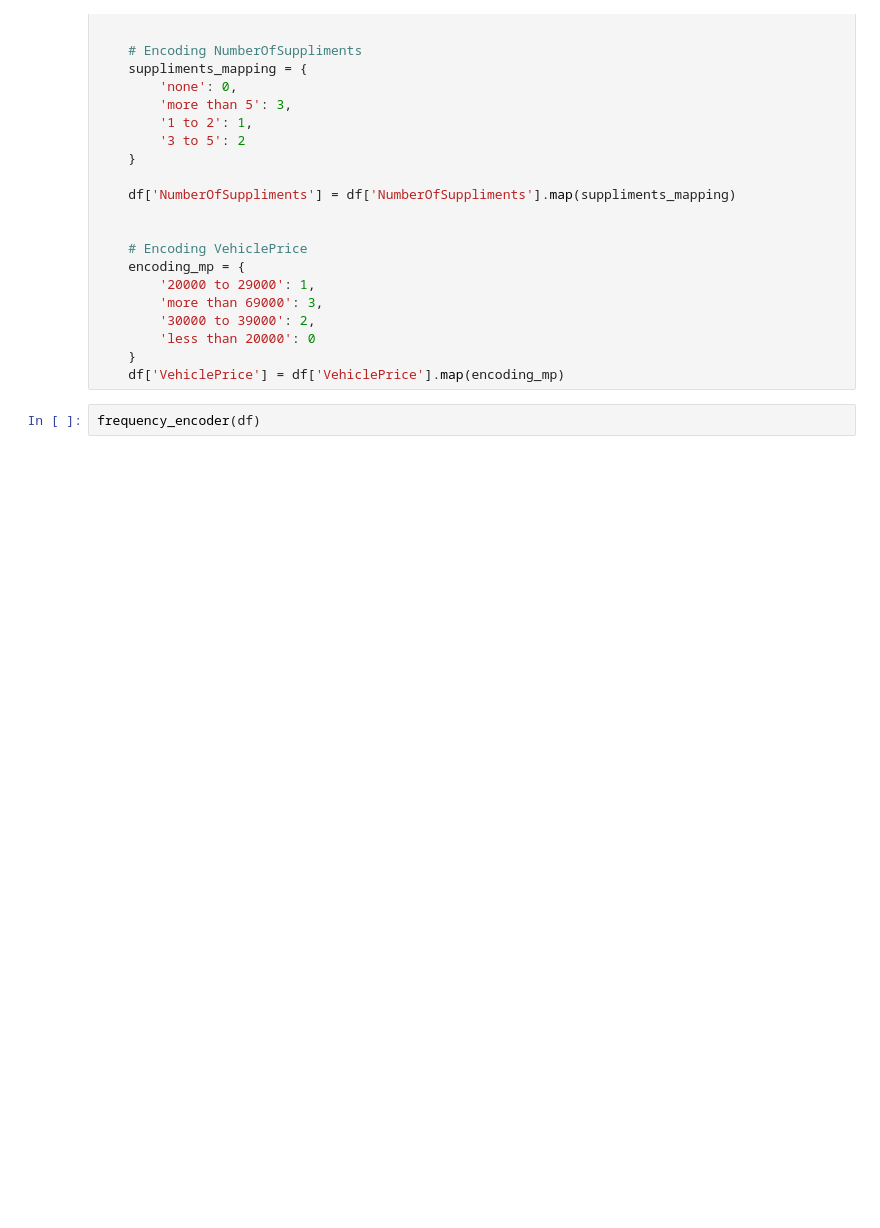
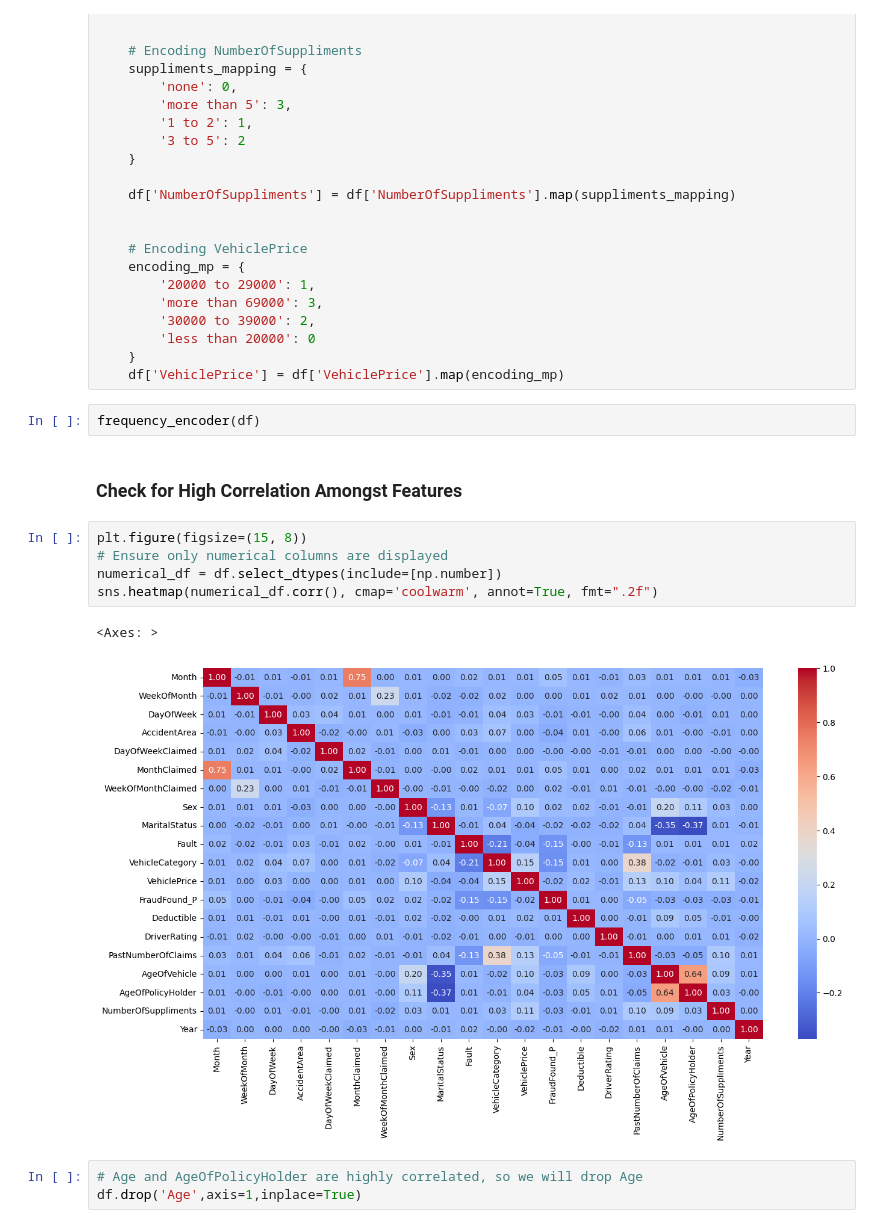
Before and after one commit to stekunda/vehicle-fraud-detection, a Jupyter notebook: data_cleaning.ipynb, the cells around one changed output. Cells and saved outputs as stored; diff of their text form; blank space fills up the shorter version.

Commit message:
Started doing correlation analysis, dropped age column

```diff
--- a/data_cleaning.ipynb
+++ b/data_cleaning.ipynb
@@ -253,3 +332,16 @@ def frequency_encoder(df):
     df['VehiclePrice'] = df['VehiclePrice'].map(encoding_mp)
 # %%
 frequency_encoder(df)
+# %% [markdown]
+### Check for High Correlation Amongst Features
+# %%
+plt.figure(figsize=(15, 8))
+# Ensure only numerical columns are displayed
+numerical_df = df.select_dtypes(include=[np.number])
+sns.heatmap(numerical_df.corr(), cmap='coolwarm', annot=True, fmt=".2f")
+# %% [output]
+<Axes: >
+[figure, added]
+# %%
+# Age and AgeOfPolicyHolder are highly correlated, so we will drop Age
+df.drop('Age',axis=1,inplace=True)
```
Also changed, not shown: parts of 12 cells of this notebook.
